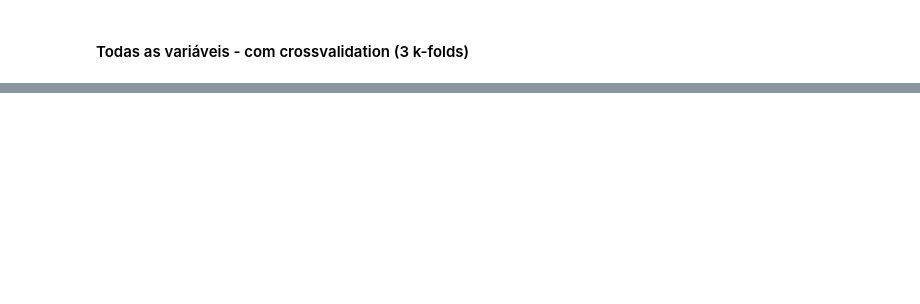
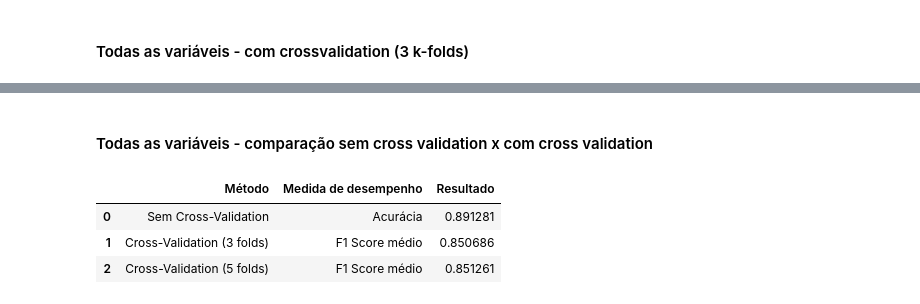
Before and after one commit to brunagmoura/previsaoreconhecimento, a Jupyter notebook: mynewbook/Regressão Logística.ipynb, the cells around one changed output, grey strips where cells are left out. Cells and saved outputs as stored; diff of their text form; code cells hidden in the pictures; blank space fills up the shorter version.

```diff
--- a/mynewbook/Regressão Logística.ipynb
+++ b/mynewbook/Regressão Logística.ipynb
@@ -75,0 +119,16 @@ print(reglog_completa_cross_3.score(X_test_completa_cross_3, y_test_completa_cro
+# %% [markdown]
+#### Todas as variáveis - comparação sem cross validation x com cross validation
+# %%
+resultados_todas_variaveis = pd.DataFrame({
+    'Método': ['Sem Cross-Validation', 'Cross-Validation (3 folds)', 'Cross-Validation (5 folds)'],
+    'Medida de desempenho': ['Acurácia', 'F1 Score médio', 'F1 Score médio'],
+    'Resultado': [score_semcross, mean_cv_result_3, mean_cv_result_5]
+})
+
+with pd.option_context('display.float_format', '{:.6f}'.format):
+    display(resultados_todas_variaveis)
+# %% [output]
+|  | Método | Medida de desempenho | Resultado |
+| 0 | Sem Cross-Validation | Acurácia | 0.891281 |
+| 1 | Cross-Validation (3 folds) | F1 Score médio | 0.850686 |
+| 2 | Cross-Validation (5 folds) | F1 Score médio | 0.851261 |
```
Also changed, not shown: parts of 6 cells of this notebook, 47 other files.
